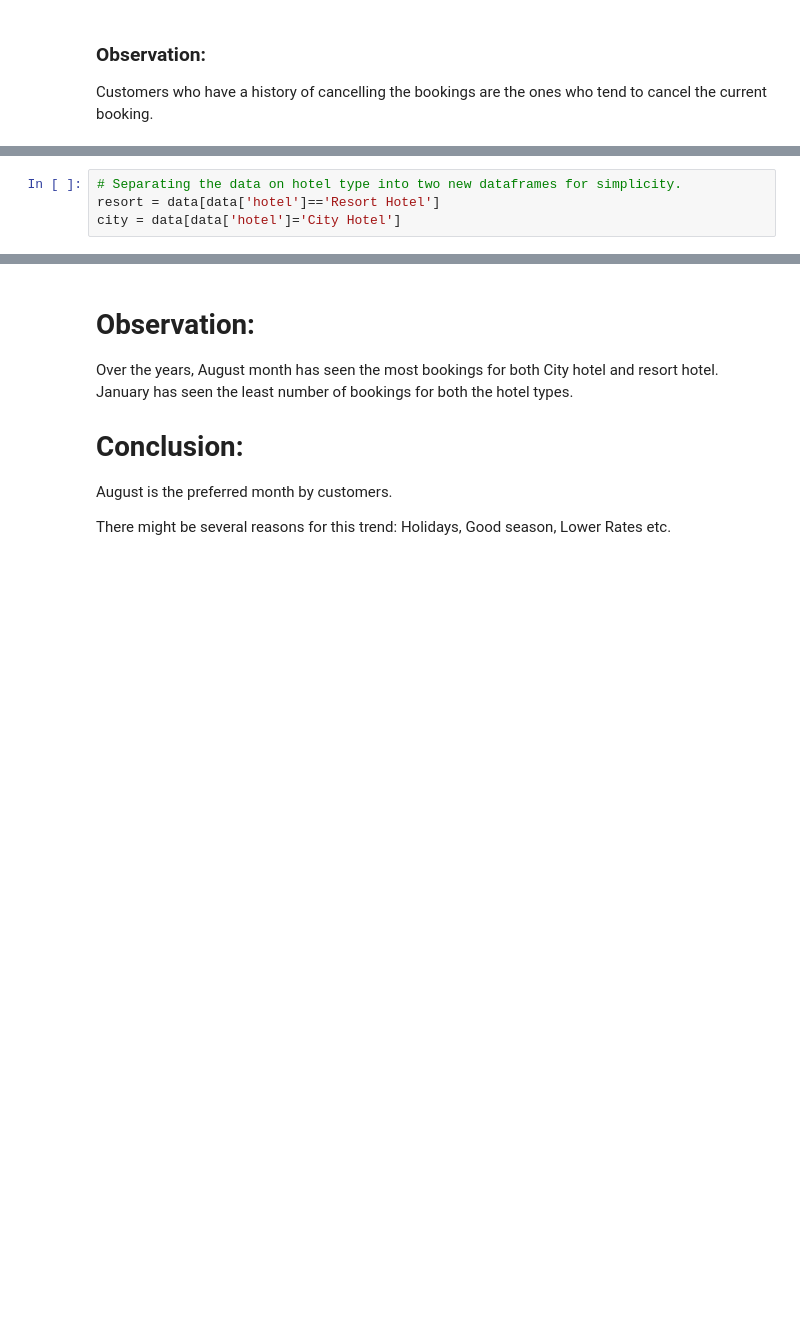
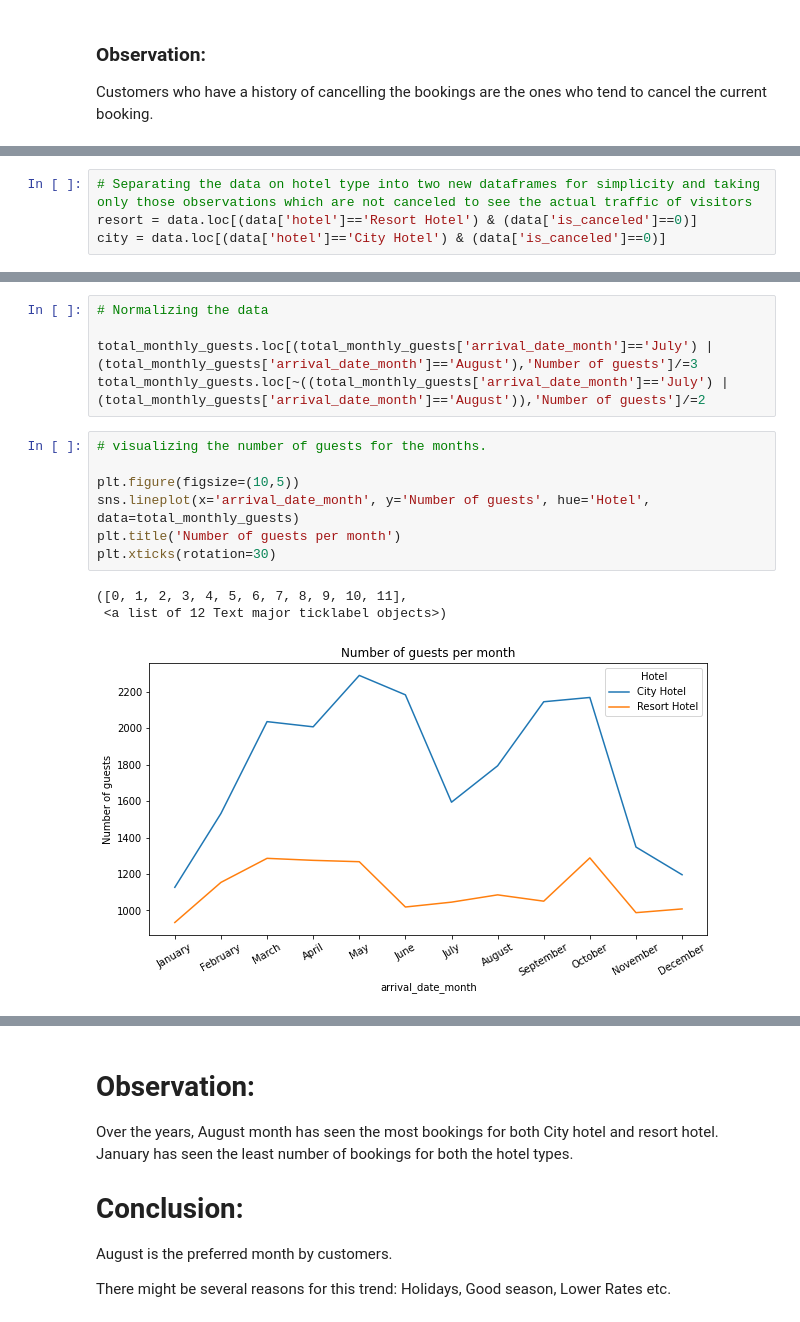
Before and after one commit to PriyankaSejwal/Hotel-Booking-Analysis, a Jupyter notebook: Priyanka_Rimo_CapstoneProject_Hotel_Booking_Analysis_Capstone_Project.ipynb, the cells around one changed output, grey strips where cells are left out. Cells and saved outputs as stored; diff of their text form; blank space fills up the shorter version.

```diff
--- a/Priyanka_Rimo_CapstoneProject_Hotel_Booking_Analysis_Capstone_Project.ipynb
+++ b/Priyanka_Rimo_CapstoneProject_Hotel_Booking_Analysis_Capstone_Project.ipynb
@@ -510,4 +462,4 @@ Name: is_canceled, dtype: int64
 # %%
-# Separating the data on hotel type into two new dataframes for simplicity.
-resort = data[data['hotel']=='Resort Hotel']
-city = data[data['hotel']='City Hotel']
+# Separating the data on hotel type into two new dataframes for simplicity and taking only those observations which are not canceled to see the actual traffic of visitors
+resort = data.loc[(data['hotel']=='Resort Hotel') & (data['is_canceled']==0)]
+city = data.loc[(data['hotel']=='City Hotel') & (data['is_canceled']==0)]
@@ -549,0 +546,16 @@ sns.countplot(x='arrival_date_month', hue='hotel', data=df_hotels_month, palette
+# %%
+# Normalizing the data
+
+total_monthly_guests.loc[(total_monthly_guests['arrival_date_month']=='July') | (total_monthly_guests['arrival_date_month']=='August'),'Number of guests']/=3
+total_monthly_guests.loc[~((total_monthly_guests['arrival_date_month']=='July') | (total_monthly_guests['arrival_date_month']=='August')),'Number of guests']/=2
+# %%
+# visualizing the number of guests for the months.
+
+plt.figure(figsize=(10,5))
+sns.lineplot(x='arrival_date_month', y='Number of guests', hue='Hotel', data=total_monthly_guests)
+plt.title('Number of guests per month')
+plt.xticks(rotation=30)
+# %% [output]
+([0, 1, 2, 3, 4, 5, 6, 7, 8, 9, 10, 11],
+ <a list of 12 Text major ticklabel objects>)
+[figure, added]
```
Also changed, not shown: parts of 16 cells of this notebook.
